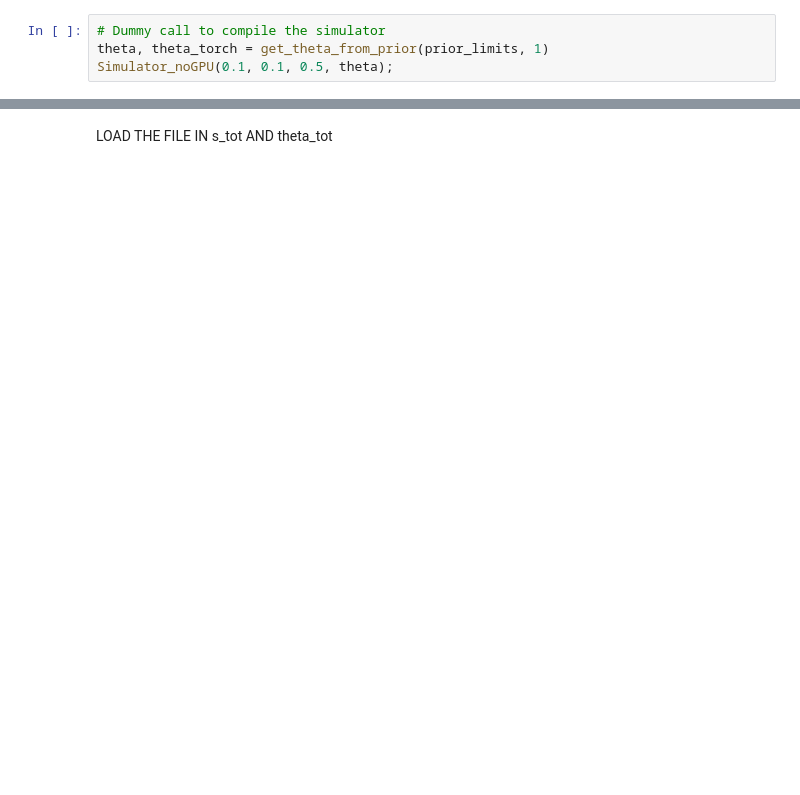
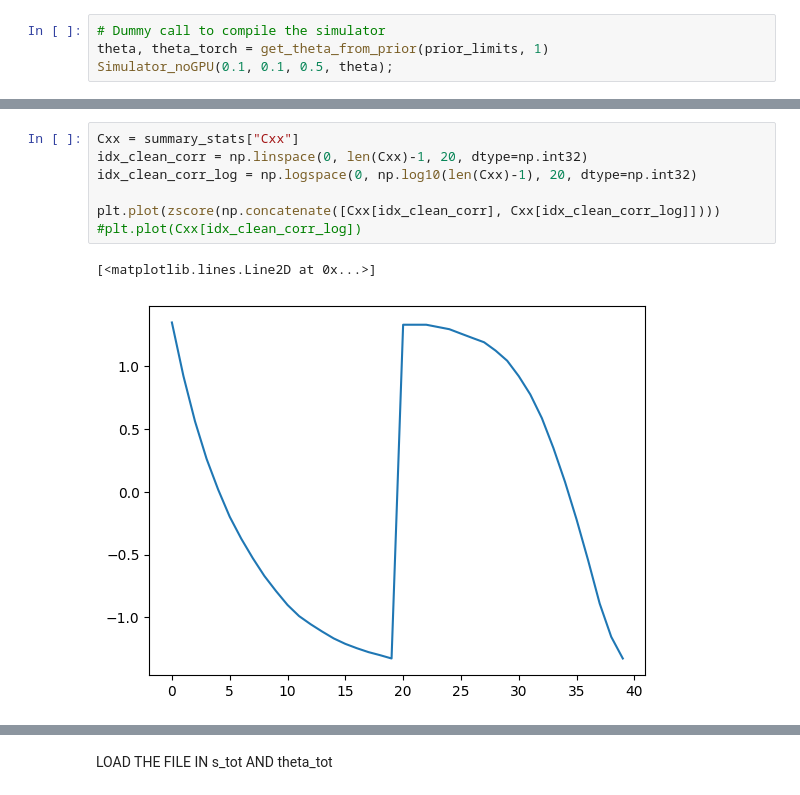
Before and after one commit to jacopocarotenuto/SBI_RedBloodCells, a Jupyter notebook: Code/Notebooks/results.ipynb, the cells around one changed output, grey strips where cells are left out. Saved outputs shown, nothing was run; the diff lists cells and outputs as text; blank space fills up the shorter version.

```diff
--- a/Code/Notebooks/results.ipynb
+++ b/Code/Notebooks/results.ipynb
@@ -197 +276,11 @@ Wall time: 3min 10s
+# %%
+Cxx = summary_stats["Cxx"]
+idx_clean_corr = np.linspace(0, len(Cxx)-1, 20, dtype=np.int32)
+idx_clean_corr_log = np.logspace(0, np.log10(len(Cxx)-1), 20, dtype=np.int32)
+
+plt.plot(zscore(np.concatenate([Cxx[idx_clean_corr], Cxx[idx_clean_corr_log]])))
+#plt.plot(Cxx[idx_clean_corr_log])
+# %% [output]
+[<matplotlib.lines.Line2D at 0x...>]
+[figure, added]
 # %%
```
Also changed, not shown: parts of 18 cells of this notebook, 1 other file.
